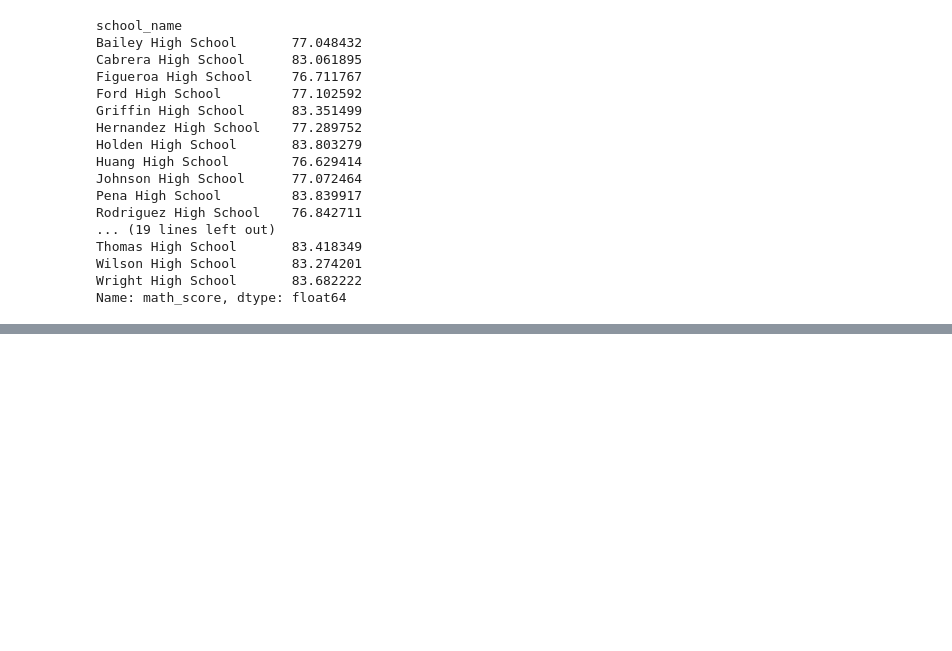
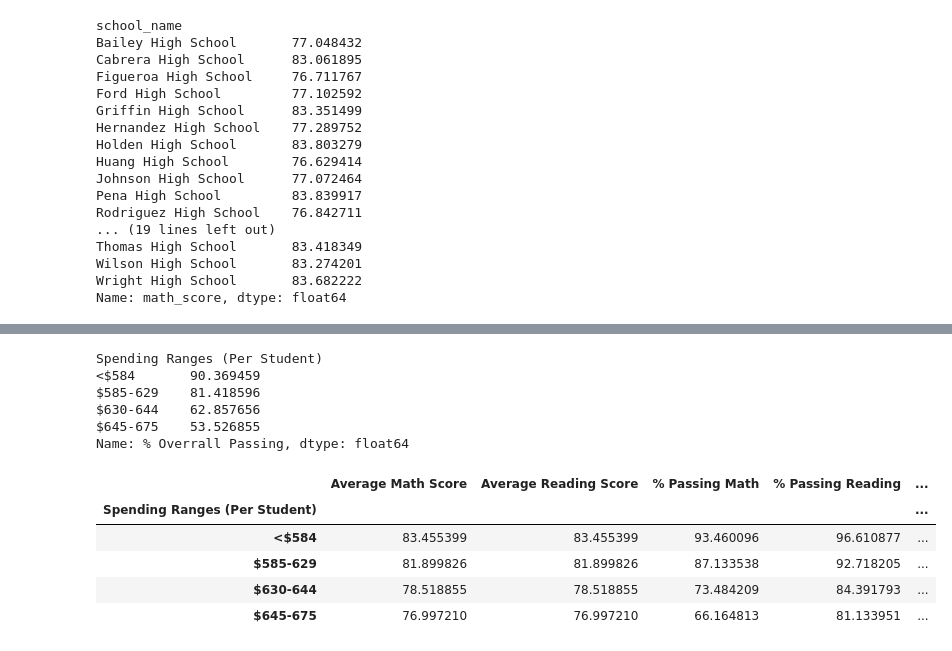
Before and after one commit to rayalli/rayalli-Module-4-exercise, a Jupyter notebook: PyCitySchools.ipynb, the cells around one changed output, grey strips where cells are left out. Cells and saved outputs as stored; diff of their text form; code cells hidden in the pictures; blank space fills up the shorter version.

```diff
--- a/PyCitySchools.ipynb
+++ b/PyCitySchools.ipynb
@@ -1352,0 +1353,47 @@ per_school_summary_df
+# %%
+# Group by the spending ranges - The final DataFrame will contain the average math and reading scores,
+#the percentage of students who passed math and reading,
+#and the overall percentage of students who passed for each spending bin.
+
+# Calculate averages for the desired columns.
+
+spending_math_scores =  per_school_summary_df.groupby(["Spending Ranges (Per Student)"]).mean()["Average Math Score"]
+
+spending_reading_scores = per_school_summary_df.groupby(["Spending Ranges (Per Student)"]).mean()["Average Reading Score"]
+
+spending_passing_math = per_school_summary_df.groupby(["Spending Ranges (Per Student)"]).mean()["% Passing Math"]
+
+spending_passing_reading = per_school_summary_df.groupby(["Spending Ranges (Per Student)"]).mean()["% Passing Reading"]
+
+overall_passing_spending = per_school_summary_df.groupby(["Spending Ranges (Per Student)"]).mean()["% Overrall Passing"]
+
+overall_passing_spending
+# %% [output]
+Spending Ranges (Per Student)
+<$584       90.369459
+$585-629    81.418596
+$630-644    62.857656
+$645-675    53.526855
+Name: % Overrall Passing, dtype: float64
+# %%
+#create the spending Summary Dataframe
+#To add a list or Series to a DataFrame, use the following format:
+#df = pd.DataFrame({"column name": column values})
+
+#Assemble into DataFrame
+
+spending_summary_df = pd.DataFrame({
+"Average Math Score" : spending_math_scores,
+"Average Reading Score" : spending_reading_scores,
+"% Passing Math" : spending_passing_math,
+"% Passing Reading" : spending_passing_reading,
+"% Overrall Passing" : overall_passing_spending})
+
+spending_summary_df
+# %% [output]
+|  | Average Math Score | Average Reading Score | % Passing Math | % Passing Reading | ... |
+| Spending Ranges (Per Student) |  |  |  |  | ... |
+| <$584 | 83.455399 | 83.455399 | 93.460096 | 96.610877 | ... |
+| $585-629 | 81.899826 | 81.899826 | 87.133538 | 92.718205 | ... |
+| $630-644 | 78.518855 | 78.518855 | 73.484209 | 84.391793 | ... |
+| $645-675 | 76.997210 | 76.997210 | 66.164813 | 81.133951 | ... |
```
Also changed, not shown: parts of 47 cells of this notebook.
